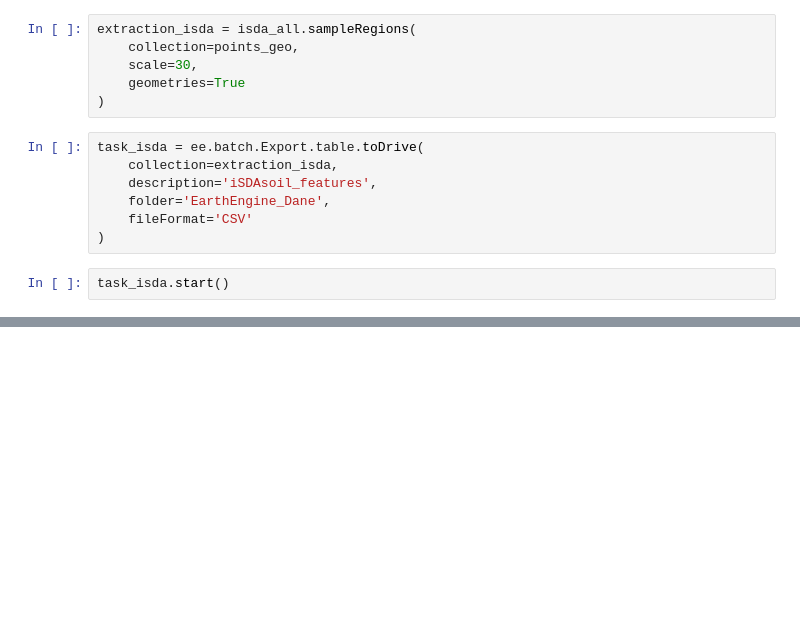
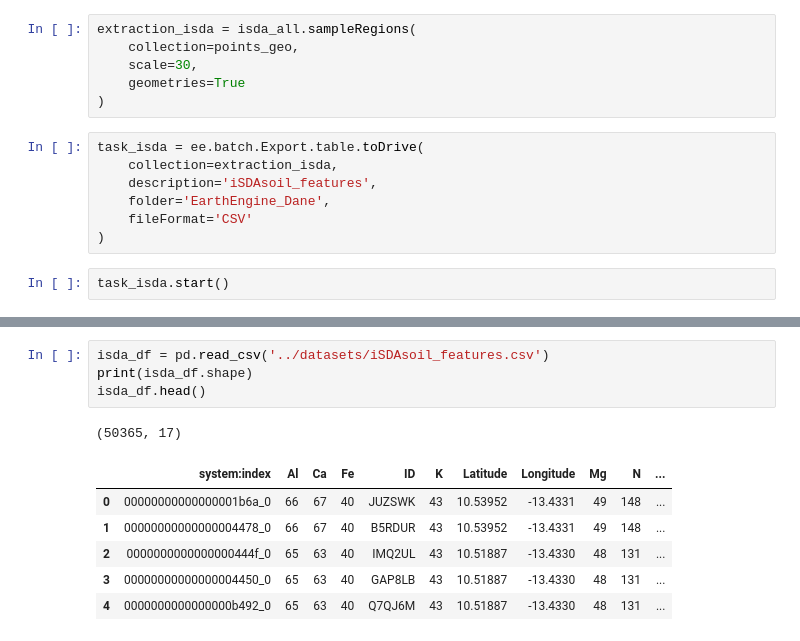
Before and after one commit to lucknera/projekt_interdyscyplinarny, a Jupyter notebook: models/olek-fe.ipynb, the cells around one changed output, grey strips where cells are left out. Saved outputs shown, nothing was run; the diff lists cells and outputs as text; blank space fills up the shorter version.

```diff
--- a/models/olek-fe.ipynb
+++ b/models/olek-fe.ipynb
@@ -1063,0 +1109,12 @@ task_isda.start()
+# %%
+isda_df = pd.read_csv('../datasets/iSDAsoil_features.csv')
+print(isda_df.shape)
+isda_df.head()
+# %% [output]
+(50365, 17)
+|  | system:index | Al | Ca | Fe | ID | K | Latitude | Longitude | Mg | N | ... |
+| 0 | 00000000000000001b6a_0 | 66 | 67 | 40 | JUZSWK | 43 | 10.53952 | -13.4331 | 49 | 148 | ... |
+| 1 | 00000000000000004478_0 | 66 | 67 | 40 | B5RDUR | 43 | 10.53952 | -13.4331 | 49 | 148 | ... |
+| 2 | 0000000000000000444f_0 | 65 | 63 | 40 | IMQ2UL | 43 | 10.51887 | -13.4330 | 48 | 131 | ... |
+| 3 | 00000000000000004450_0 | 65 | 63 | 40 | GAP8LB | 43 | 10.51887 | -13.4330 | 48 | 131 | ... |
+| 4 | 0000000000000000b492_0 | 65 | 63 | 40 | Q7QJ6M | 43 | 10.51887 | -13.4330 | 48 | 131 | ... |
```
Also changed, not shown: parts of 11 cells of this notebook, 2 other files.
